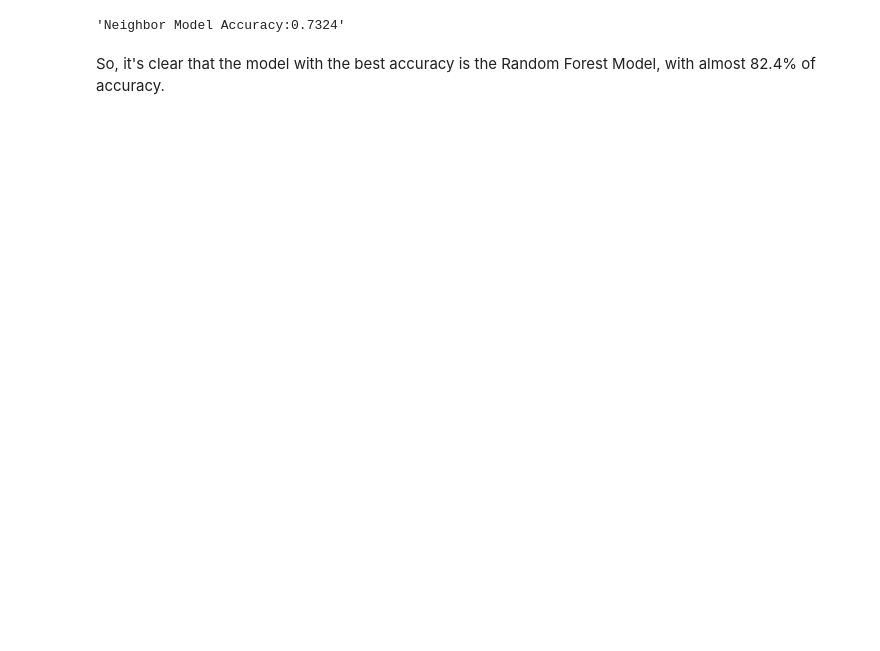
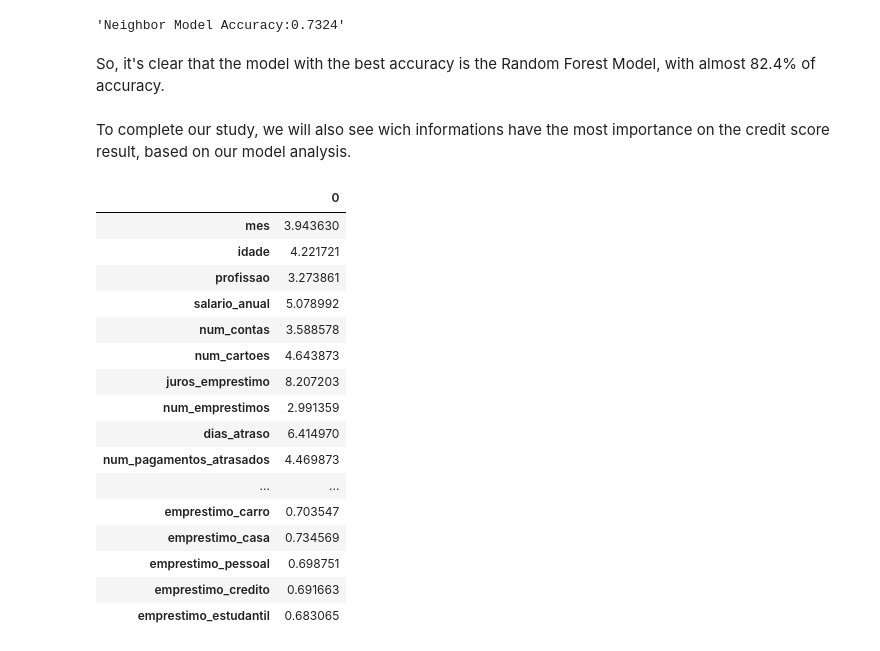
Before and after one commit to pedrocfontenele/Client-Credit-Score-Evaluation-with-AI, a Jupyter notebook: Untitled-1.ipynb, the cells around one changed output. Cells and saved outputs as stored; diff of their text form; code cells hidden in the pictures; blank space fills up the shorter version.

Commit message:
Update Untitled-1.ipynb
Discovered the importance of each information in the score credit results

```diff
--- a/Untitled-1.ipynb
+++ b/Untitled-1.ipynb
@@ -183,3 +183,28 @@ display(f'Neighbor Model Accuracy:{neighbor_accuracy}')
 'Neighbor Model Accuracy:0.7324'
 # %% [markdown]
 So, it's clear that the model with the best accuracy is the Random Forest Model, with almost 82.4% of accuracy.
+# %% [markdown]
+To complete our study, we will also see wich informations have the most importance on the credit score result, based on our model analysis.
+# %%
+columns=list(x_test.columns)
+importance=pd.DataFrame(index=columns, data=model_forest.feature_importances_)
+importance=importance*100
+display(importance)
+# %% [output]
+|  | 0 |
+| mes | 3.943630 |
+| idade | 4.221721 |
+| profissao | 3.273861 |
+| salario_anual | 5.078992 |
+| num_contas | 3.588578 |
+| num_cartoes | 4.643873 |
+| juros_emprestimo | 8.207203 |
+| num_emprestimos | 2.991359 |
+| dias_atraso | 6.414970 |
+| num_pagamentos_atrasados | 4.469873 |
+| ... | ... |
+| emprestimo_carro | 0.703547 |
+| emprestimo_casa | 0.734569 |
+| emprestimo_pessoal | 0.698751 |
+| emprestimo_credito | 0.691663 |
+| emprestimo_estudantil | 0.683065 |
```
Also changed, not shown: parts of 2 cells of this notebook.
